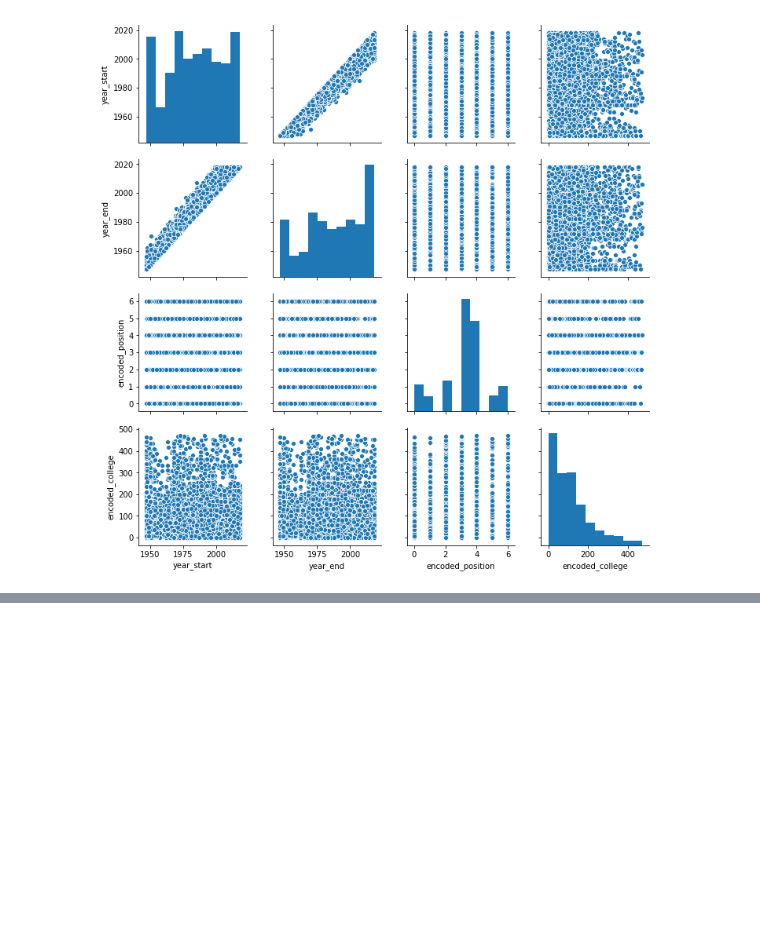
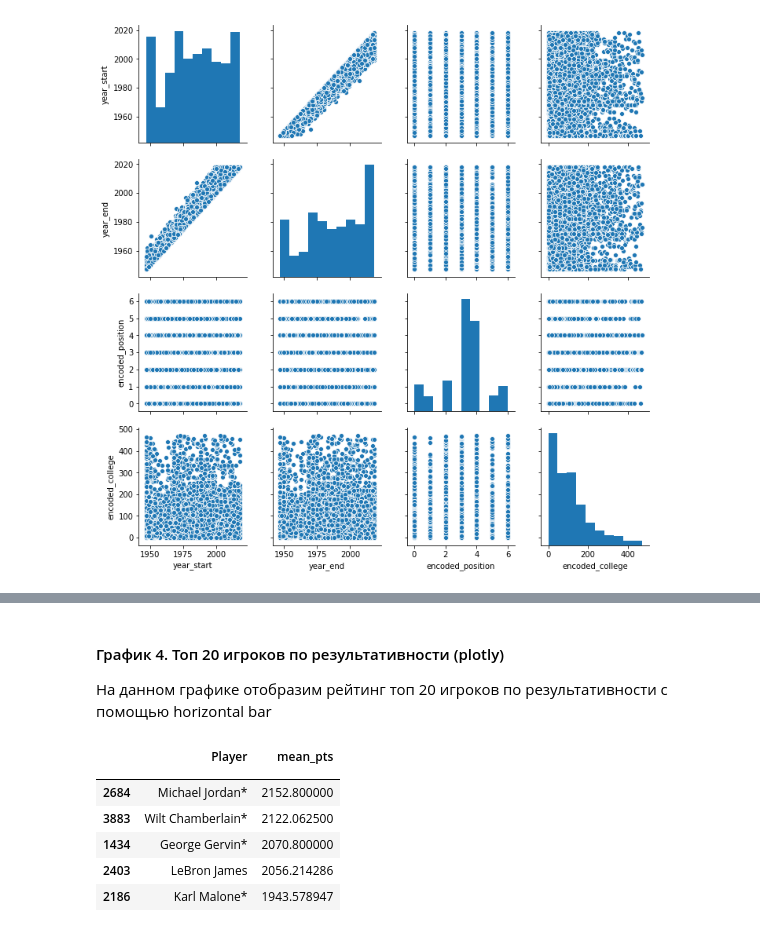
Before and after one commit to alexpon92/ntlg_test, a Jupyter notebook: Python/hw8/hw8.ipynb, the cells around one changed output, grey strips where cells are left out. Cells and saved outputs as stored; diff of their text form; code cells hidden in the pictures; blank space fills up the shorter version.

```diff
--- a/Python/hw8/hw8.ipynb
+++ b/Python/hw8/hw8.ipynb
@@ -112,0 +132,17 @@ sns_plot.savefig('pairplot.png')
+# %% [markdown]
+#### График 4. Топ 20 игроков по результативности (plotly)
+На данном графике отобразим рейтинг топ 20 игроков по результативности с помощью horizontal bar
+# %%
+mean_pts = seasons_info[['Player', 'PTS']].groupby('Player').agg({'PTS': ['mean']})
+mean_pts['mean_pts'] = mean_pts['PTS']['mean']
+mean_pts = mean_pts.drop('PTS', axis=1).reset_index()
+top20 = mean_pts.sort_values(by='mean_pts', ascending=False).head(20)
+top20.head()
+# %% [output]
+|  | Player | mean_pts |
+|  |  |  |
+| 2684 | Michael Jordan* | 2152.800000 |
+| 3883 | Wilt Chamberlain* | 2122.062500 |
+| 1434 | George Gervin* | 2070.800000 |
+| 2403 | LeBron James | 2056.214286 |
+| 2186 | Karl Malone* | 1943.578947 |
```
Also changed, not shown: parts of 8 cells of this notebook.
